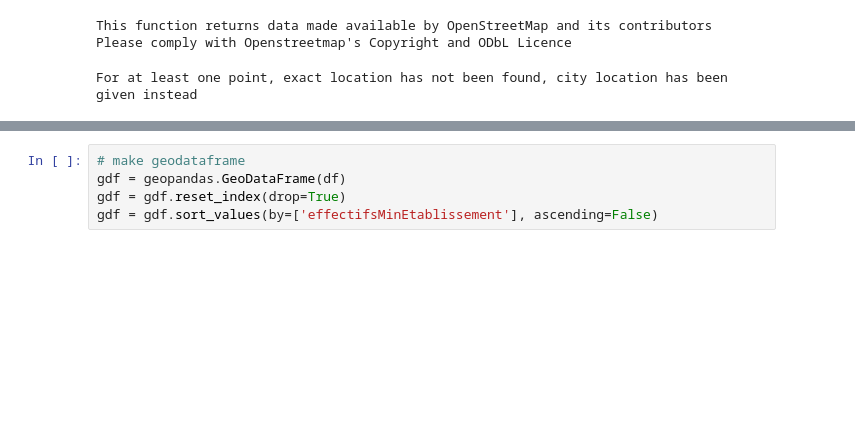
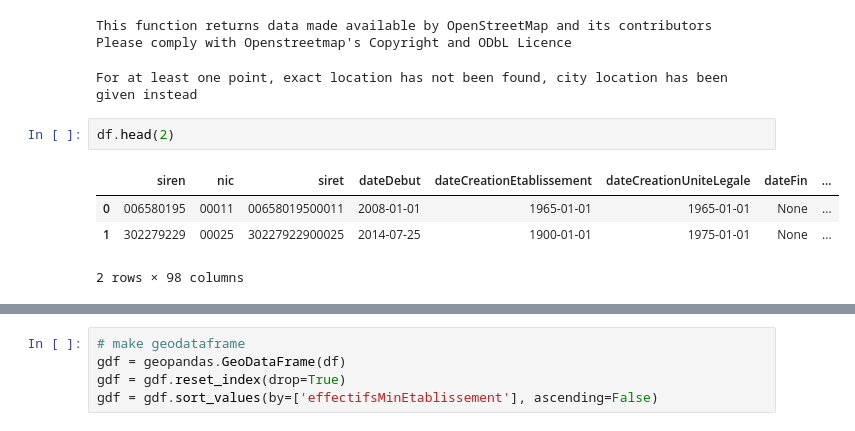
Before and after one commit to tfardet/pynsee, a Jupyter notebook: docs/examples/example_automotive_industry_sirene.ipynb, the cells around one changed output, grey strips where cells are left out. Saved outputs shown, nothing was run; the diff lists cells and outputs as text; blank space fills up the shorter version.

```diff
--- a/docs/examples/example_automotive_industry_sirene.ipynb
+++ b/docs/examples/example_automotive_industry_sirene.ipynb
@@ -39,3 +38,10 @@ df = df.get_location()
 This function returns data made available by OpenStreetMap and its contributors
 Please comply with Openstreetmap's Copyright and ODbL Licence
 For at least one point, exact location has not been found, city location has been given instead
+# %%
+df.head(2)
+# %% [output]
+|  | siren | nic | siret | dateDebut | dateCreationEtablissement | dateCreationUniteLegale | dateFin | ... |
+| 0 | 006580195 | 00011 | 00658019500011 | 2008-01-01 | 1965-01-01 | 1965-01-01 | None | ... |
+| 1 | 302279229 | 00025 | 30227922900025 | 2014-07-25 | 1900-01-01 | 1975-01-01 | None | ... |
+2 rows × 98 columns
```
Also changed, not shown: parts of 4 cells of this notebook, 7 other files.
